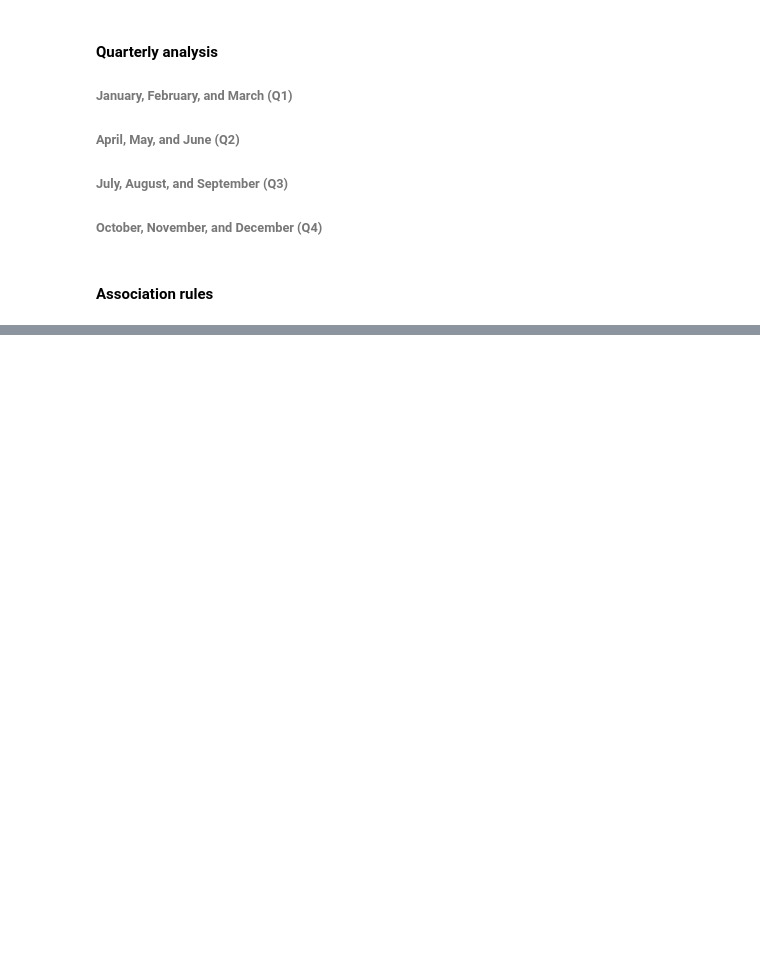
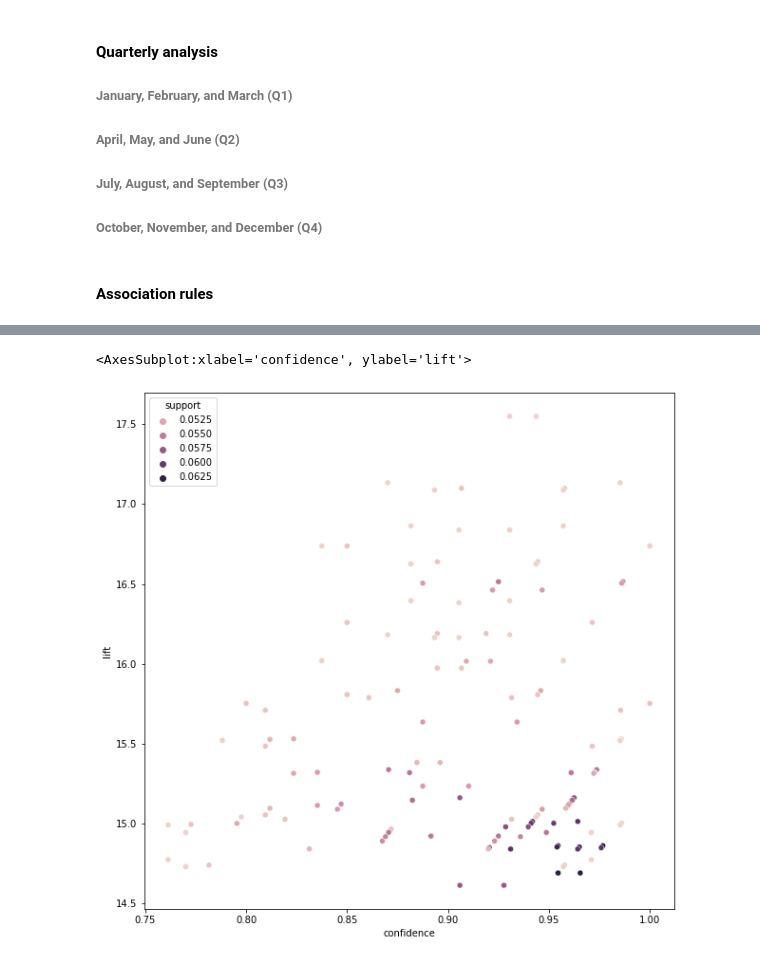
Before and after one commit to fredericojpr/BC5_Demand_Forecast, a Jupyter notebook: script/BC5_nbFred.ipynb, the cells around one changed output, grey strips where cells are left out. Cells and saved outputs as stored; diff of their text form; code cells hidden in the pictures; blank space fills up the shorter version.

```diff
--- a/script/BC5_nbFred.ipynb
+++ b/script/BC5_nbFred.ipynb
@@ -130,5 +163,5 @@ dataPP['TID'] = dataPP['ProductFamily_ID'] + dataPP['Point-of-Sale_ID'] + ' ' +
 # %%
 # Selecionar Year / Date / PoS
-fam =  dataPP[(dataPP['Point-of-Sale_ID'] == '1') & (dataPP['Quarter'] == 1) & (dataPP['Year'] == '2016')]
+fam =  dataPP[(dataPP['Point-of-Sale_ID'] == '2') & (dataPP['Quarter'] == 1) & (dataPP['year'] == 2016)]
 # %%
 fam = fam[['ProductName_ID','TID']]
@@ -179,0 +273,6 @@ fig.show()
+# %%
+fig = plt.figure(figsize=(10,10))
+sns.scatterplot(data=rulesLift, x="confidence", y="lift", hue="support")
+# %% [output]
+<AxesSubplot:xlabel='confidence', ylabel='lift'>
+[figure, added]
```
Also changed, not shown: parts of 9 cells of this notebook.
